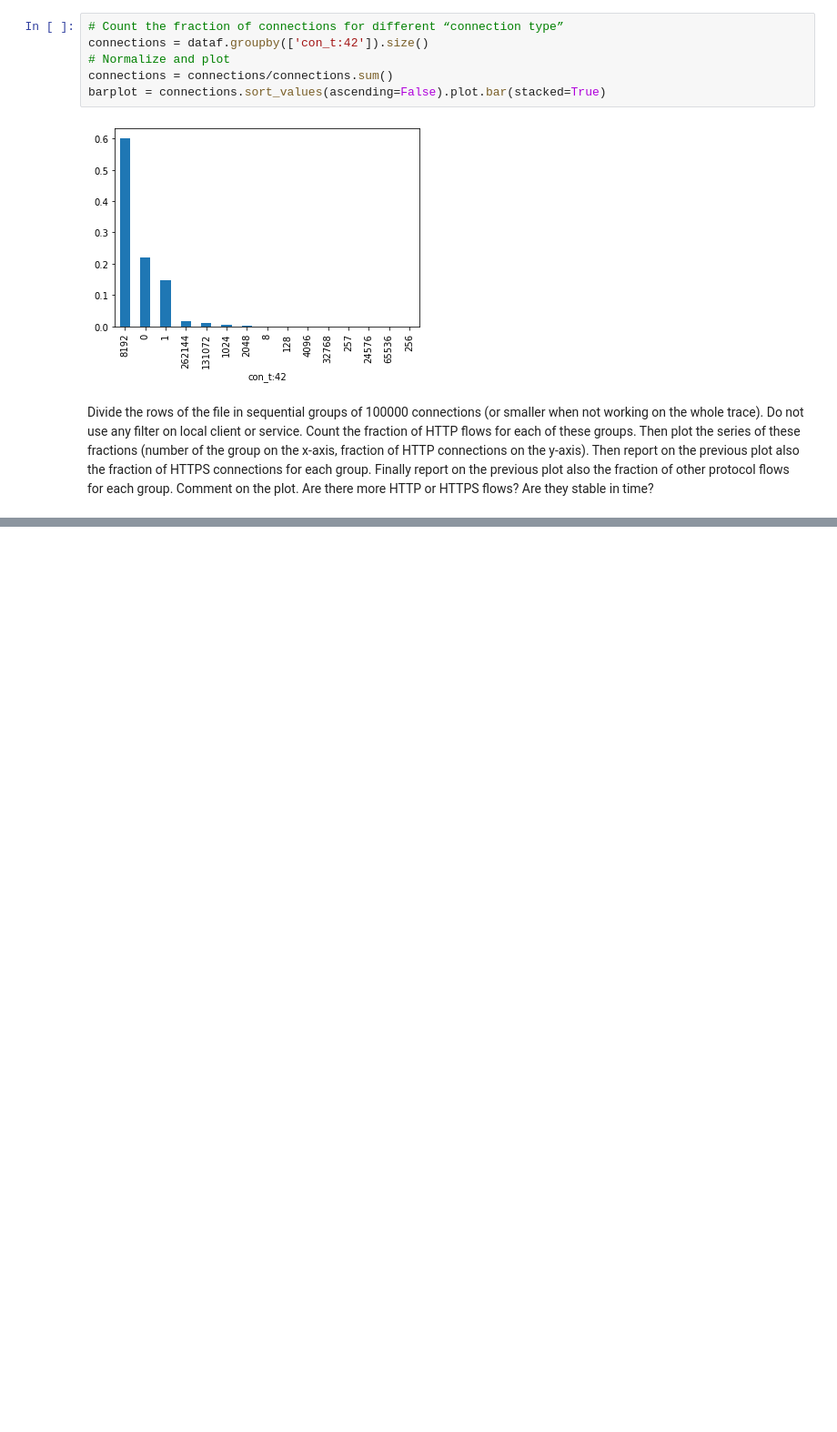
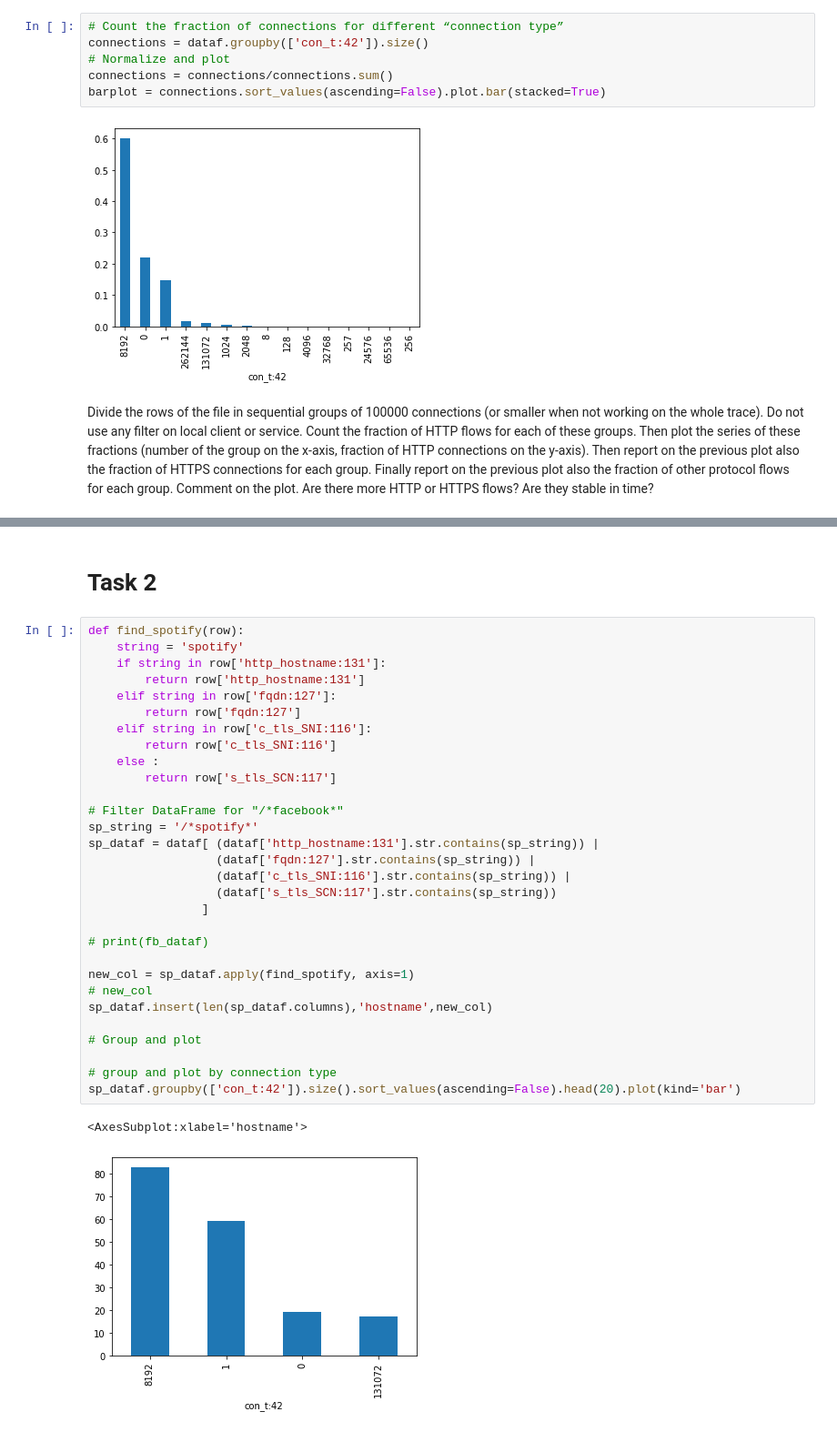
Before and after one commit to AlessioFerra/NML_Group4, a Jupyter notebook: Lab04.ipynb, the cells around one changed output, grey strips where cells are left out. Shown at 91% size. Saved outputs shown, nothing was run; the diff lists cells and outputs as text; blank space fills up the shorter version.

Commit message:
task 1 done task 2 started

```diff
--- a/Lab04.ipynb
+++ b/Lab04.ipynb
@@ -191,0 +192,35 @@ Comment on the plot. Are there more HTTP or HTTPS flows? Are they stable in time
+# %% [markdown]
+# Task 2
+# %%
+def find_spotify(row):
+    string = 'spotify'
+    if string in row['http_hostname:131']:
+        return row['http_hostname:131']
+    elif string in row['fqdn:127']:
+        return row['fqdn:127']
+    elif string in row['c_tls_SNI:116']:
+        return row['c_tls_SNI:116']
+    else :
+        return row['s_tls_SCN:117']
+
+# Filter DataFrame for "/*facebook*"
+sp_string = '/*spotify*'
+sp_dataf = dataf[ (dataf['http_hostname:131'].str.contains(sp_string)) |
+                  (dataf['fqdn:127'].str.contains(sp_string)) |
+                  (dataf['c_tls_SNI:116'].str.contains(sp_string)) |
+                  (dataf['s_tls_SCN:117'].str.contains(sp_string))
+                ]
+
+# print(fb_dataf)
+
+new_col = sp_dataf.apply(find_spotify, axis=1)
+# new_col
+sp_dataf.insert(len(sp_dataf.columns),'hostname',new_col)
+
+# Group and plot
+
+# group and plot by connection type
+sp_dataf.groupby(['con_t:42']).size().sort_values(ascending=False).head(20).plot(kind='bar')
+# %% [output]
+<AxesSubplot:xlabel='hostname'>
+[figure, added]
```
Also changed, not shown: parts of 11 cells of this notebook.
